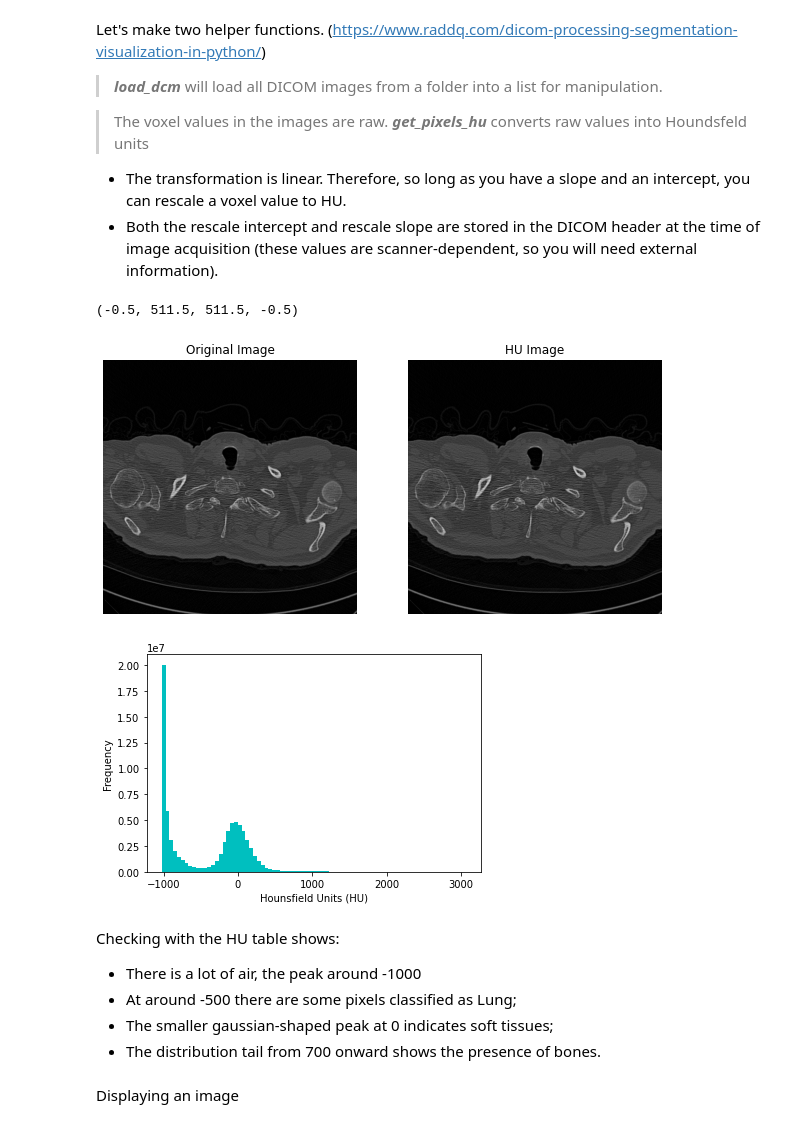
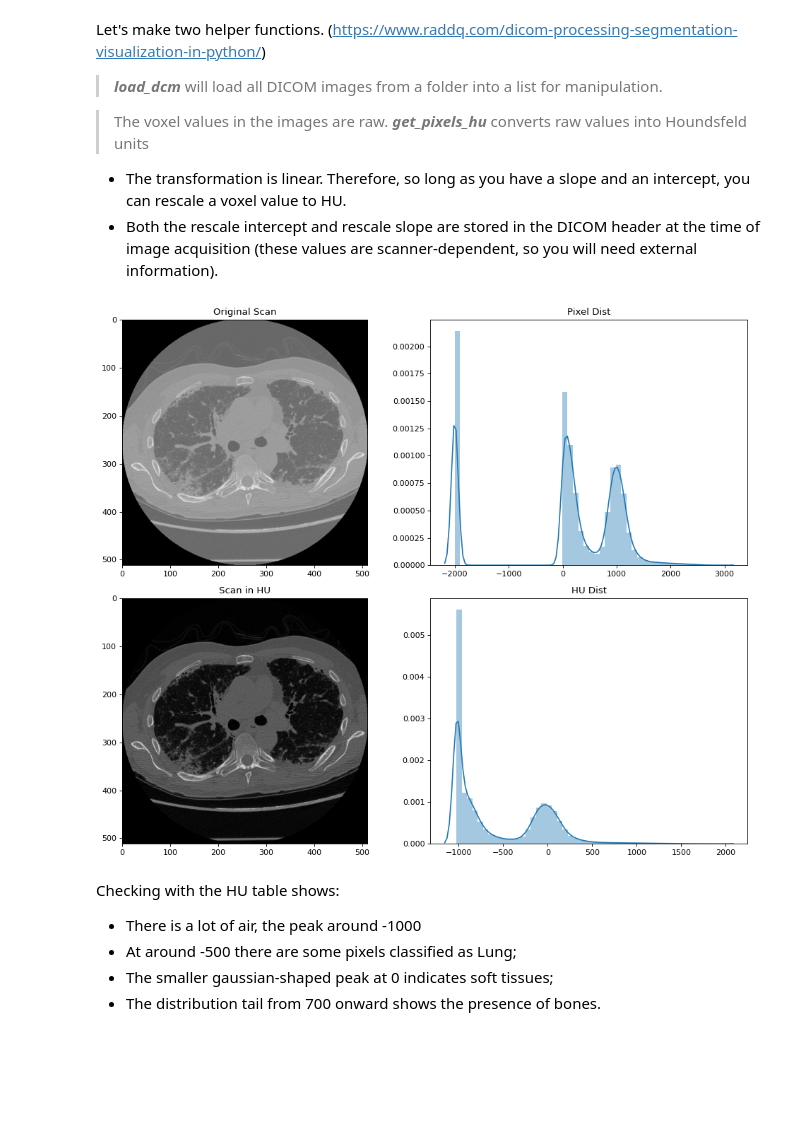
Before and after one commit to danielabebe1/Capstone2, a Jupyter notebook: Exploring_Dicom_Images.ipynb, the cells around one changed output. Cells and saved outputs as stored; diff of their text form; code cells hidden in the pictures; blank space fills up the shorter version.

```diff
--- a/Exploring_Dicom_Images.ipynb
+++ b/Exploring_Dicom_Images.ipynb
@@ -35,7 +29,8 @@ from google.colab import drive
 drive.mount('/content/drive')
 #Directories
 image_train='/content/drive/My Drive/OSIC Pulmonary Fibrosis/train/'
-Patients=os.listdir(image_train)
+patients=os.listdir(image_train)
+patients.sort()
 image_test='/content/drive/My Drive/OSIC Pulmonary Fibrosis/test/'
 train_csv='/content/drive/My Drive/OSIC Pulmonary Fibrosis/train.csv'
 test_csv='/content/drive/My Drive/OSIC Pulmonary Fibrosis/test.csv'
@@ -43,6 +38,7 @@ sub_csv='/content/drive/My Drive/OSIC Pulmonary Fibrosis/sample_submission.csv'
 #read csv
 train=pd.read_csv(train_csv)
 test=pd.read_csv(test_csv)
+
 sub=pd.read_csv(sub_csv)
 sub[['Patient','Weeks']]=sub.Patient_Week.str.split("_",expand = True)
 #creating path column for dcm files of patient
@@ -135,30 +132,24 @@ def get_pixels_hu(dcms):
         image = image.astype(np.int16)
     image += np.int16(intercept)
     return np.array(image, dtype=np.int16)
-# %%
-patient = load_dcm(image_train + Patients[0])
-image = get_pixels_hu(patient)
-
-fig, ax = plt.subplots(1, 2, figsize=(10, 10))
-
-ax[0].set_title('Original Image')
-ax[0].imshow(patient[15].pixel_array, cmap='gray')
-ax[0].axis('off')
-
-ax[1].set_title('HU Image')
-ax[1].imshow(image[15], cmap='gray')
-ax[1].axis('off')
-# %% [output]
-(-0.5, 511.5, 511.5, -0.5)
-[figure, removed]
-# %%
-# Let's have a look at the distribution of pixels in the images converted to Hounsfield Units.
-plt.hist(image.flatten(), bins=80, color='c')
-plt.xlabel("Hounsfield Units (HU)")
-plt.ylabel("Frequency")
-plt.show()
-# %% [output]
-[figure, removed]
+# %%
+patient_scans = load_dcm(image_train + patients[0])
+patient_hu = get_pixels_hu(patient_scans)
+plt.figure(figsize=(12,10), dpi= 80)
+plt.subplot(2, 2, 1)
+plt.imshow(patient_scans[13].pixel_array, cmap=plt.cm.gray)
+plt.title('Original Scan')
+plt.subplot(2, 2, 2)
+sns.distplot(patient_scans[13].pixel_array.flatten()).set_title('Pixel Dist')
+plt.subplot(2, 2, 3)
+plt.imshow(patient_hu[13], cmap=plt.cm.gray)
+plt.title('Scan in HU')
+
+plt.subplot(2, 2, 4)
+sns.distplot(patient_hu[13].flatten()).set_title('HU Dist')
+plt.tight_layout()
+# %% [output]
+[figure, added]
 # %% [markdown]
 Checking with the HU table shows:
 
@@ -166,5 +157,3 @@ Checking with the HU table shows:
 *   At around -500 there are some pixels classified as Lung;
 *   The smaller gaussian-shaped peak at 0 indicates soft tissues;
 *   The distribution tail from 700 onward shows the presence of bones.
-# %% [markdown]
-Displaying an image
```
Also changed, not shown: parts of 92 cells of this notebook.
